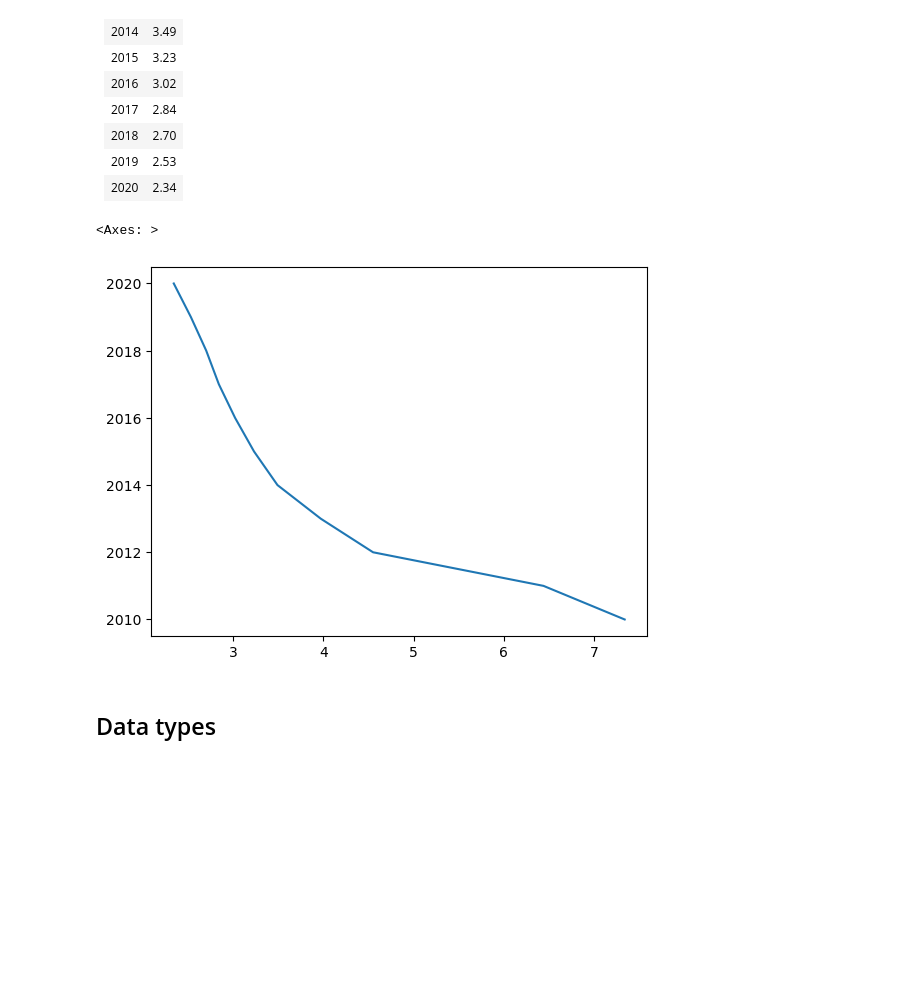
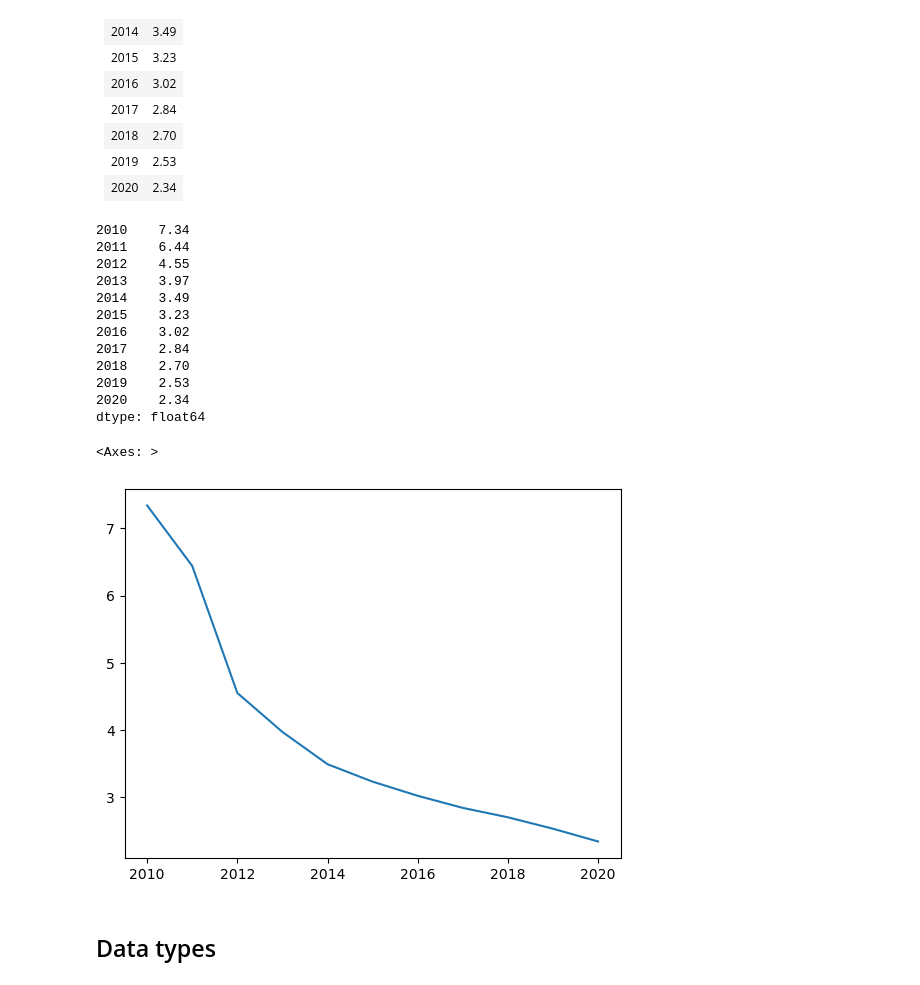
Before and after one commit to vincentpost/PythonMasterclass, a Jupyter notebook: session_4_pandas.ipynb, the cells around one changed output. Drawn from its saved outputs; the diff is of its cells as text; code cells hidden in the pictures; blank space fills up the shorter version.

```diff
--- a/session_4_pandas.ipynb
+++ b/session_4_pandas.ipynb
@@ -108,13 +108,27 @@ dtype: float64
 # %%
 year = [2010, 2011, 2012, 2013, 2014, 2015, 2016, 2017, 2018, 2019, 2020]
 cost = [7.34, 6.44, 4.55, 3.97, 3.49, 3.23, 3.02, 2.84, 2.70, 2.53, 2.34]
 
 # Add your code here
-new_data = pd.Series(year, cost)
+#index year needs to go last
+new_data = pd.Series(cost, year)
+print(new_data)
 new_data.plot()
 # %% [output]
-<Axes: >
+2010    7.34
+2011    6.44
+2012    4.55
+2013    3.97
+2014    3.49
+2015    3.23
+2016    3.02
+2017    2.84
+2018    2.70
+2019    2.53
+2020    2.34
+dtype: float64
+<Axes: >
-[figure, old version]
+[figure, new version]
 # %% [markdown]
 ## Data types
 # %%
```
Also changed, not shown: parts of 4 cells of this notebook.
